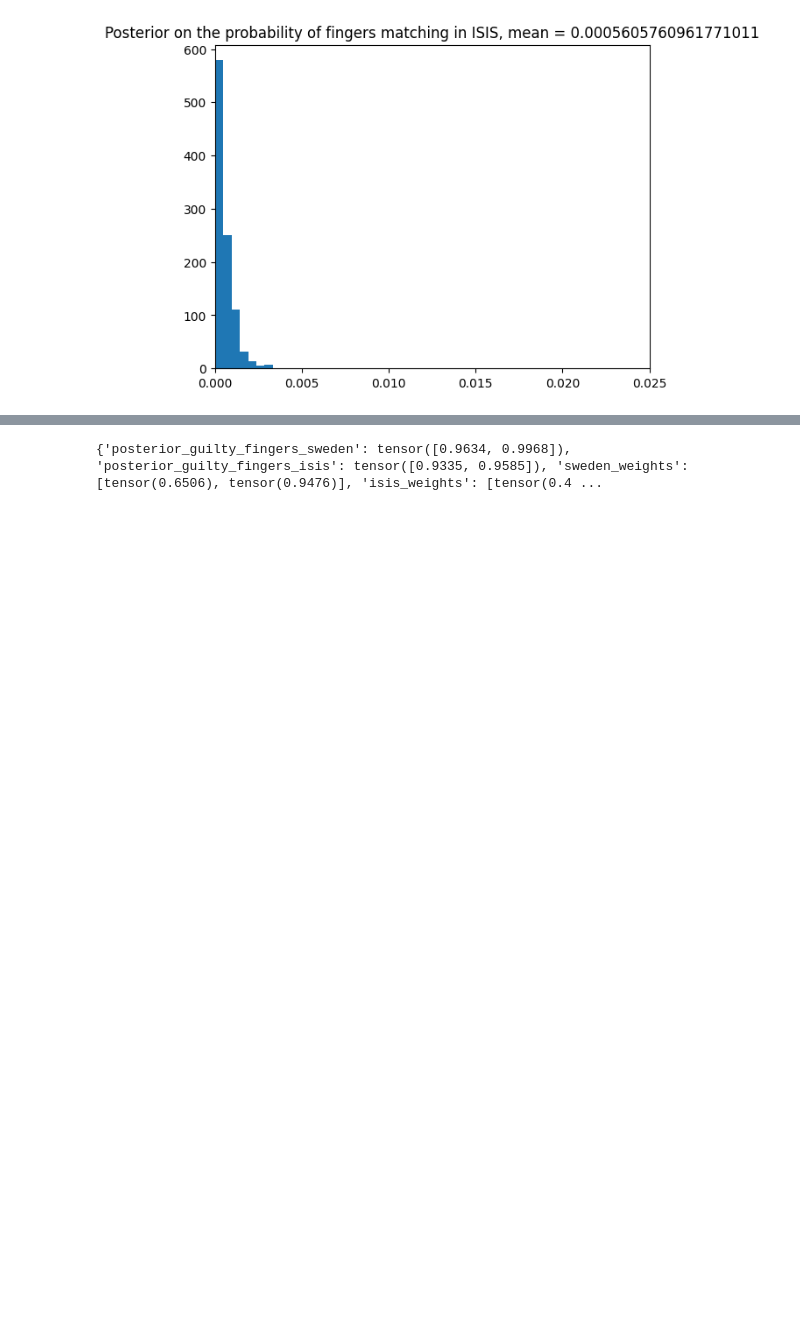
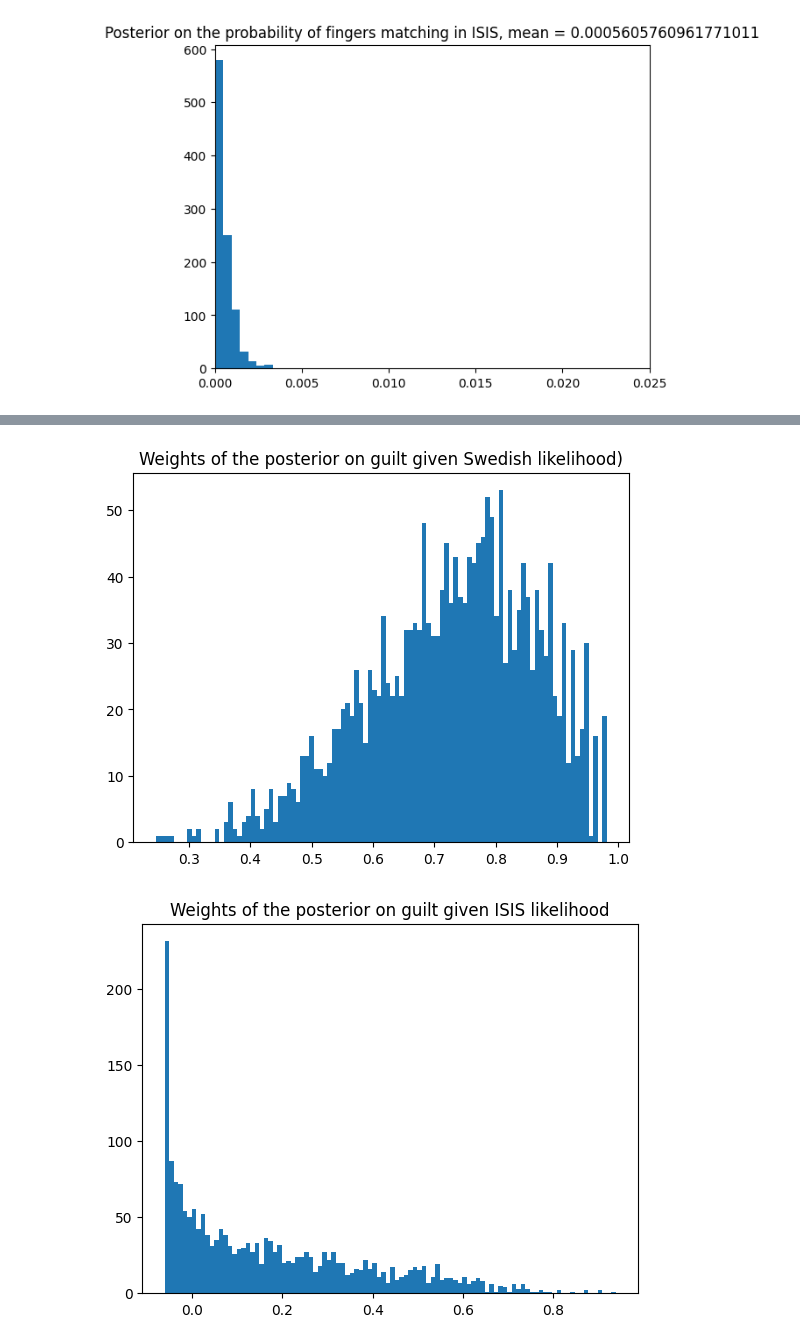
Before and after one commit to rfl-urbaniak/MRbook, a Jupyter notebook: docs/weight/missing_fingers.ipynb, the cells around one changed output, grey strips where cells are left out. Cells and saved outputs as stored; diff of their text form; code cells hidden in the pictures; blank space fills up the shorter version.

```diff
--- a/docs/weight/missing_fingers.ipynb
+++ b/docs/weight/missing_fingers.ipynb
@@ -201,12 +223,11 @@ plt.show()
 # %%
-print(bayesian_samples)
-
 plt.hist(bayesian_samples['sweden_weights'], bins = 100)
-plt.title(f"Weights of the posterior on guilt given Swedish likelihood, mean = {torch.tensor(bayesian_samples['sweden_weights']).mean()}")
+plt.title(f"Weights of the posterior on guilt given Swedish likelihood)")
 plt.show()
 
 plt.hist(bayesian_samples['isis_weights'], bins = 100)
-plt.title(f"Weights of the posterior on guilt given ISIS likelihood, mean = {torch.tensor(bayesian_samples['isis_weights']).mean()}")
+plt.title(f"Weights of the posterior on guilt given ISIS likelihood")
 plt.show()
 # %% [output]
-{'posterior_guilty_fingers_sweden': tensor([0.9634, 0.9968]), 'posterior_guilty_fingers_isis': tensor([0.9335, 0.9585]), 'sweden_weights': [tensor(0.6506), tensor(0.9476)], 'isis_weights': [tensor(0.4 ...
+[figure, added]
+[figure, added]
```
Also changed, not shown: parts of 4 cells of this notebook.
